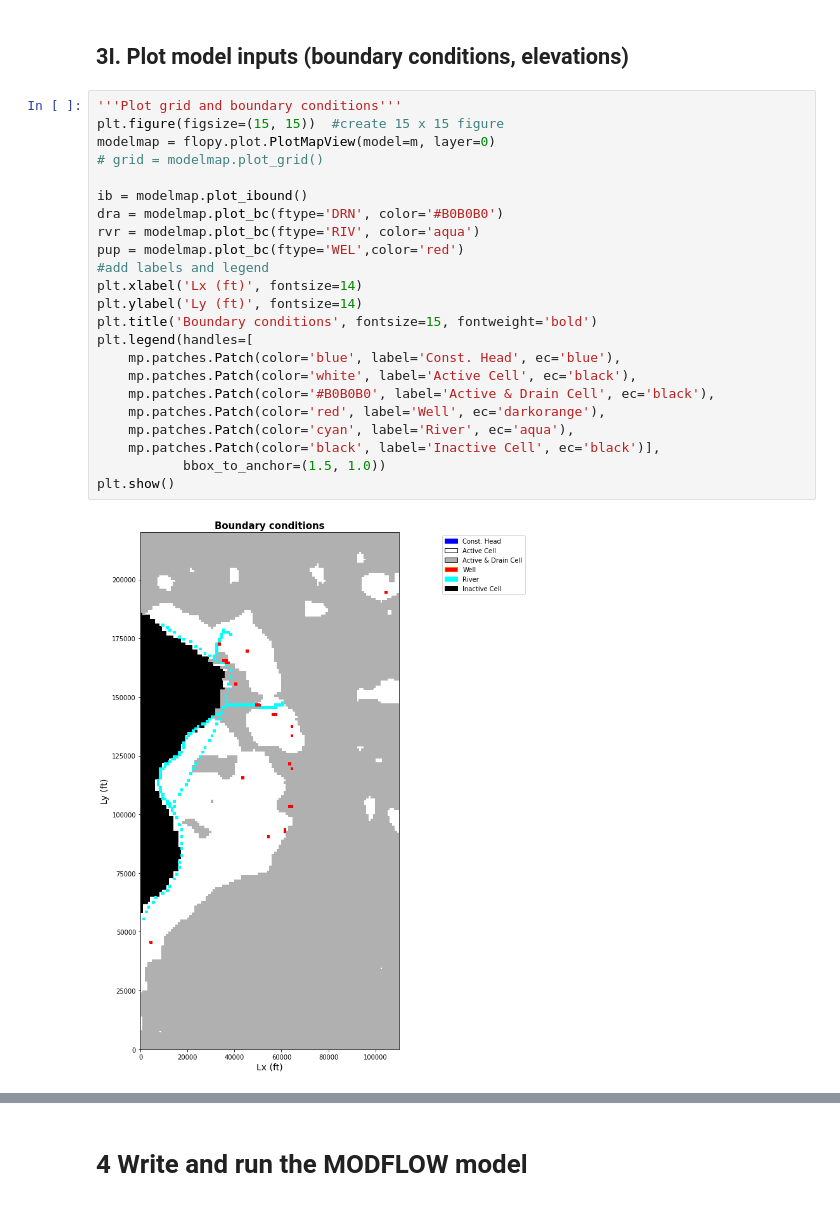
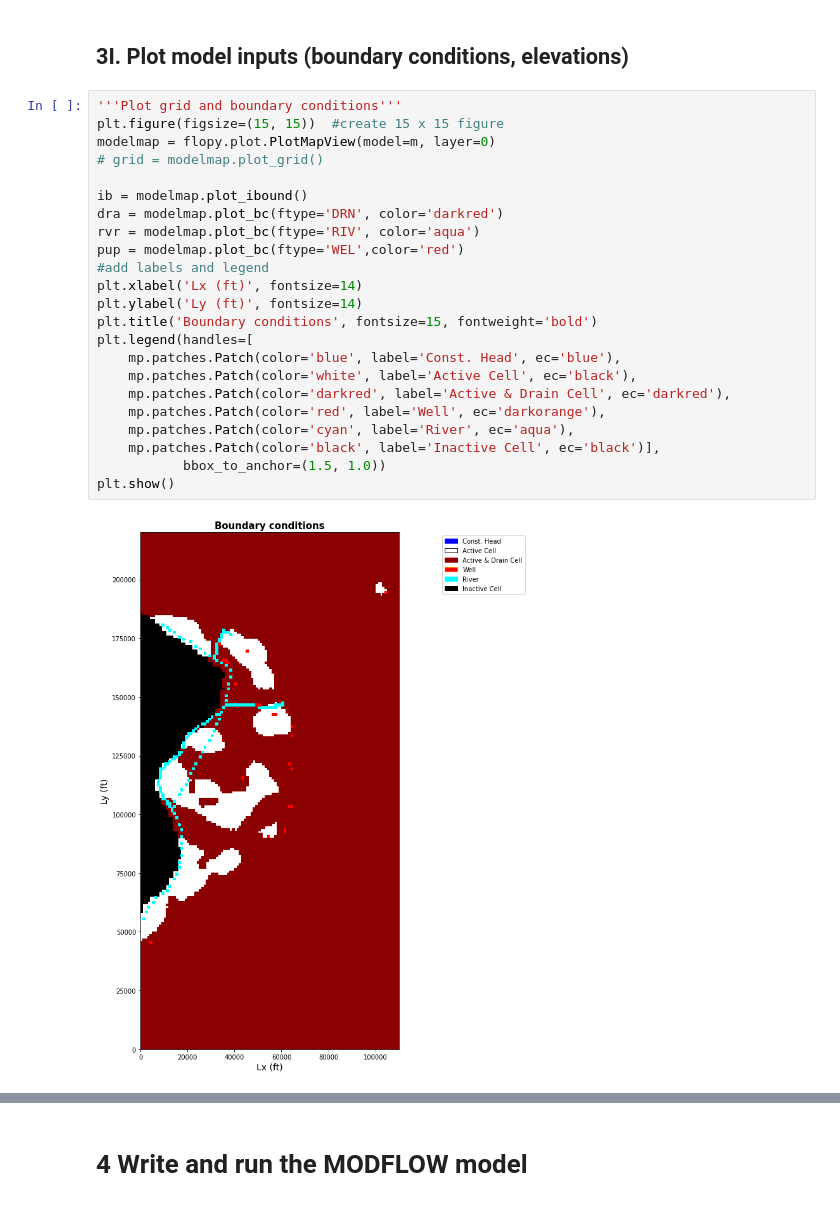
Before and after one commit to Firas-95/GEO572-Project-E.St.Louis, a Jupyter notebook: ESL_model_v2.1.ipynb, the cells around one changed output, grey strips where cells are left out. Saved outputs shown, nothing was run; the diff lists cells and outputs as text.

```diff
--- a/ESL_model_v2.1.ipynb
+++ b/ESL_model_v2.1.ipynb
@@ -661,28 +662,28 @@ pcg = flopy.modflow.ModflowPcg(model=m,
 # %%
 '''Plot grid and boundary conditions'''
 plt.figure(figsize=(15, 15))  #create 15 x 15 figure
 modelmap = flopy.plot.PlotMapView(model=m, layer=0)
 # grid = modelmap.plot_grid()
 
 ib = modelmap.plot_ibound()
-dra = modelmap.plot_bc(ftype='DRN', color='#B0B0B0')
+dra = modelmap.plot_bc(ftype='DRN', color='darkred')
 rvr = modelmap.plot_bc(ftype='RIV', color='aqua')
 pup = modelmap.plot_bc(ftype='WEL',color='red')
 #add labels and legend
 plt.xlabel('Lx (ft)', fontsize=14)
 plt.ylabel('Ly (ft)', fontsize=14)
 plt.title('Boundary conditions', fontsize=15, fontweight='bold')
 plt.legend(handles=[
     mp.patches.Patch(color='blue', label='Const. Head', ec='blue'),
     mp.patches.Patch(color='white', label='Active Cell', ec='black'),
-    mp.patches.Patch(color='#B0B0B0', label='Active & Drain Cell', ec='black'),
+    mp.patches.Patch(color='darkred', label='Active & Drain Cell', ec='darkred'),
     mp.patches.Patch(color='red', label='Well', ec='darkorange'),
     mp.patches.Patch(color='cyan', label='River', ec='aqua'),
     mp.patches.Patch(color='black', label='Inactive Cell', ec='black')],
            bbox_to_anchor=(1.5, 1.0))
 plt.show()
 # %% [output]
-[figure, old version]
+[figure, new version]
 # %%
 """Plot top elevation"""
 plt.figure(figsize=(15, 15))  #create 15 x 15 figure
```
Also changed, not shown: parts of 14 cells of this notebook.
